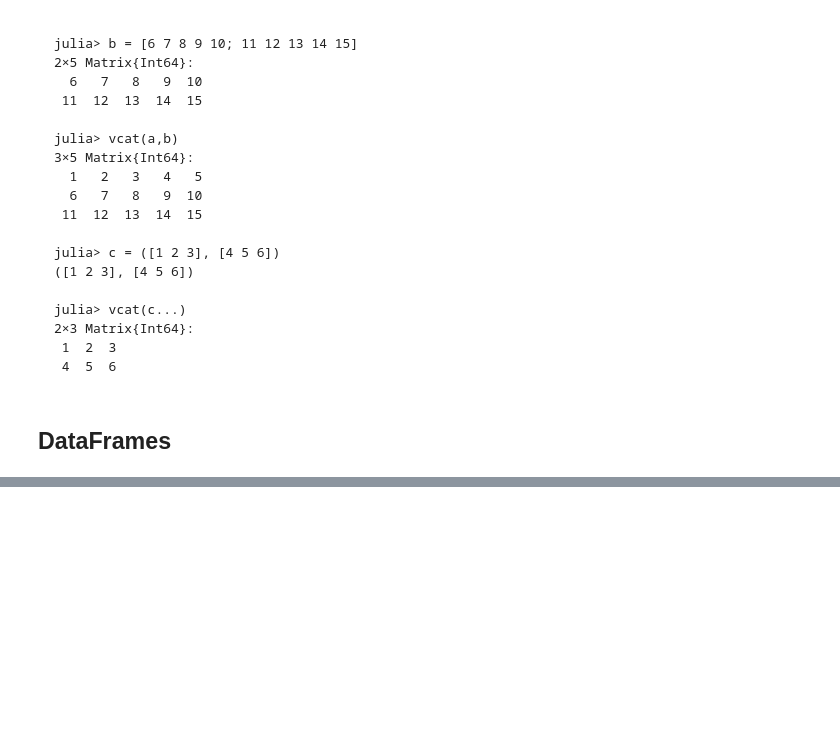
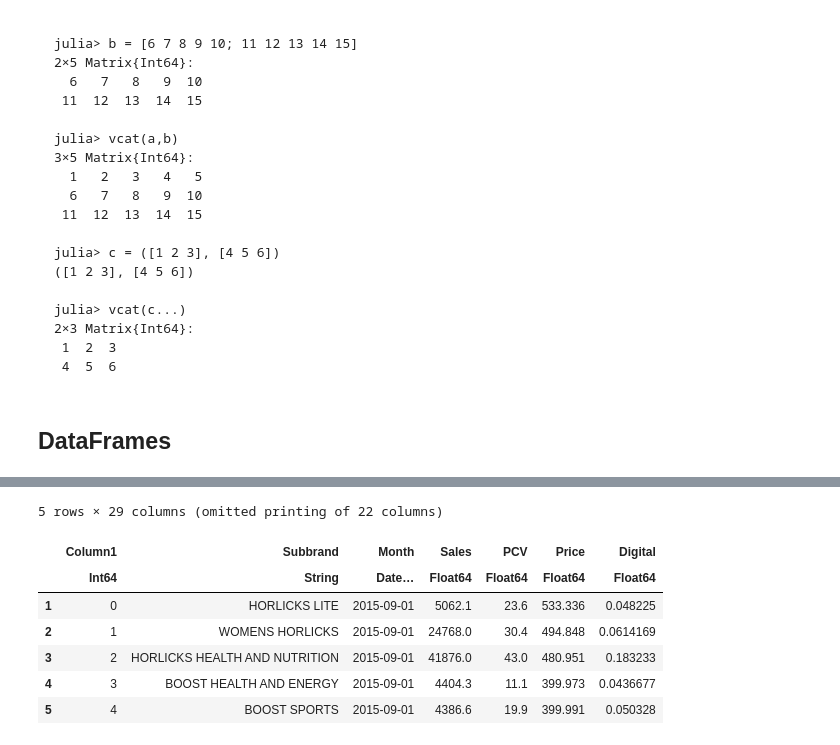
Before and after one commit to Nihal-197/julia---HackerEarth-Problems-Data-Science, a Jupyter notebook: Data Manipulation and Visualization/Data Manipulation and Visualization.ipynb, the cells around one changed output, grey strips where cells are left out. Drawn from its saved outputs; the diff is of its cells as text; code cells hidden in the pictures; blank space fills up the shorter version.

```diff
--- a/Data Manipulation and Visualization/Data Manipulation and Visualization.ipynb
+++ b/Data Manipulation and Visualization/Data Manipulation and Visualization.ipynb
@@ -229,0 +441,11 @@ julia> vcat(c...)
+# %%
+first(iris, 5)
+# %% [output]
+5 rows × 29 columns (omitted printing of 22 columns)
+|  | Column1 | Subbrand | Month | Sales | PCV | Price | Digital |
+|  | Int64 | String | Date… | Float64 | Float64 | Float64 | Float64 |
+| 1 | 0 | HORLICKS LITE | 2015-09-01 | 5062.1 | 23.6 | 533.336 | 0.048225 |
+| 2 | 1 | WOMENS HORLICKS | 2015-09-01 | 24768.0 | 30.4 | 494.848 | 0.0614169 |
+| 3 | 2 | HORLICKS HEALTH AND NUTRITION | 2015-09-01 | 41876.0 | 43.0 | 480.951 | 0.183233 |
+| 4 | 3 | BOOST HEALTH AND ENERGY | 2015-09-01 | 4404.3 | 11.1 | 399.973 | 0.0436677 |
+| 5 | 4 | BOOST SPORTS | 2015-09-01 | 4386.6 | 19.9 | 399.991 | 0.050328 |
```
Also changed, not shown: parts of 25 cells of this notebook.
